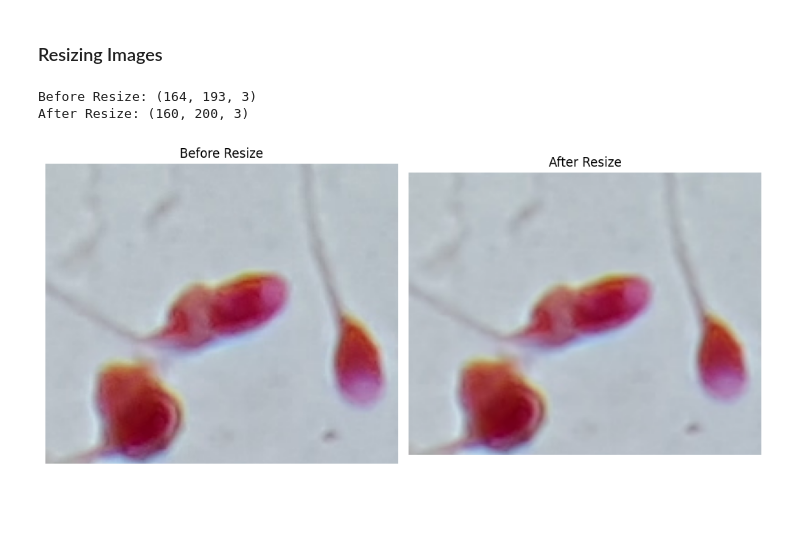
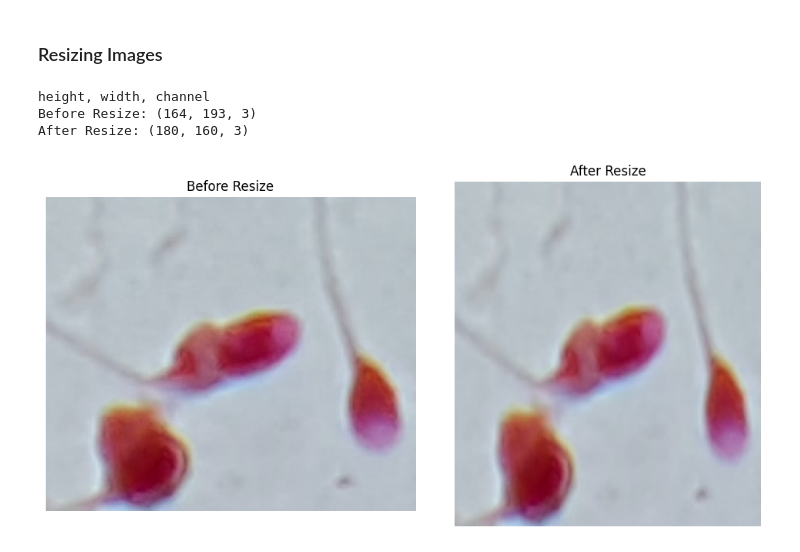
Before and after one commit to aadityane93/Is_it_a_Sperm, a Jupyter notebook: 1_Data_Exploration.ipynb, the cells around one changed output. Saved outputs shown, nothing was run; the diff lists cells and outputs as text; code cells hidden in the pictures; blank space fills up the shorter version.

Commit message:
fixed average image size

```diff
--- a/1_Data_Exploration.ipynb
+++ b/1_Data_Exploration.ipynb
@@ -171,7 +235,7 @@ plt.show()
 # %%
 image_paths = []
 labels = []
-for classes in os.listdir(dataset_path):
+for classes in os.listdir(base_dir):
     for img_file in os.listdir(f"data/{classes}/"):
         image_paths.append(f"data/{classes}/{img_file}")
         labels.append(classes)
@@ -185,38 +249,41 @@ def load(path):
     return img
 
 # Resize the images
-def resize(img, img_size=(200,160)):
+#width, height
+def resize(img, img_size=(160,180)):
     img = cv2.resize(img, img_size)
     return img
 
 df["raw_image"] = df["image_path"].apply(load)
 df["resized_image"] = df["raw_image"].apply(resize)
 
 
 # Print shapes
+print("height, width, channel")
 print("Before Resize:", df["raw_image"][1].shape)
 print("After Resize:", df["resized_image"][1].shape)
 
 # Converts BGR (OpenCV) to RGB (Matplotlib)
 def cv2_to_rgb(img):
     return cv2.cvtColor(img, cv2.COLOR_BGR2RGB)
 
 # Plott the images
 plt.figure(figsize=(10, 5))
 
 plt.subplot(1, 2, 1)
 plt.imshow(cv2_to_rgb(df["raw_image"][1]))
 plt.title("Before Resize")
 plt.axis('off')
 
 plt.subplot(1, 2, 2)
 plt.imshow(cv2_to_rgb(df["resized_image"][1]))
 plt.title("After Resize")
 plt.axis('off')
 
 plt.tight_layout()
 plt.show()
 # %% [output]
+height, width, channel
 Before Resize: (164, 193, 3)
-After Resize: (160, 200, 3)
+After Resize: (180, 160, 3)
-[figure, old version]
+[figure, new version]
```
Also changed, not shown: parts of 4 cells of this notebook.
